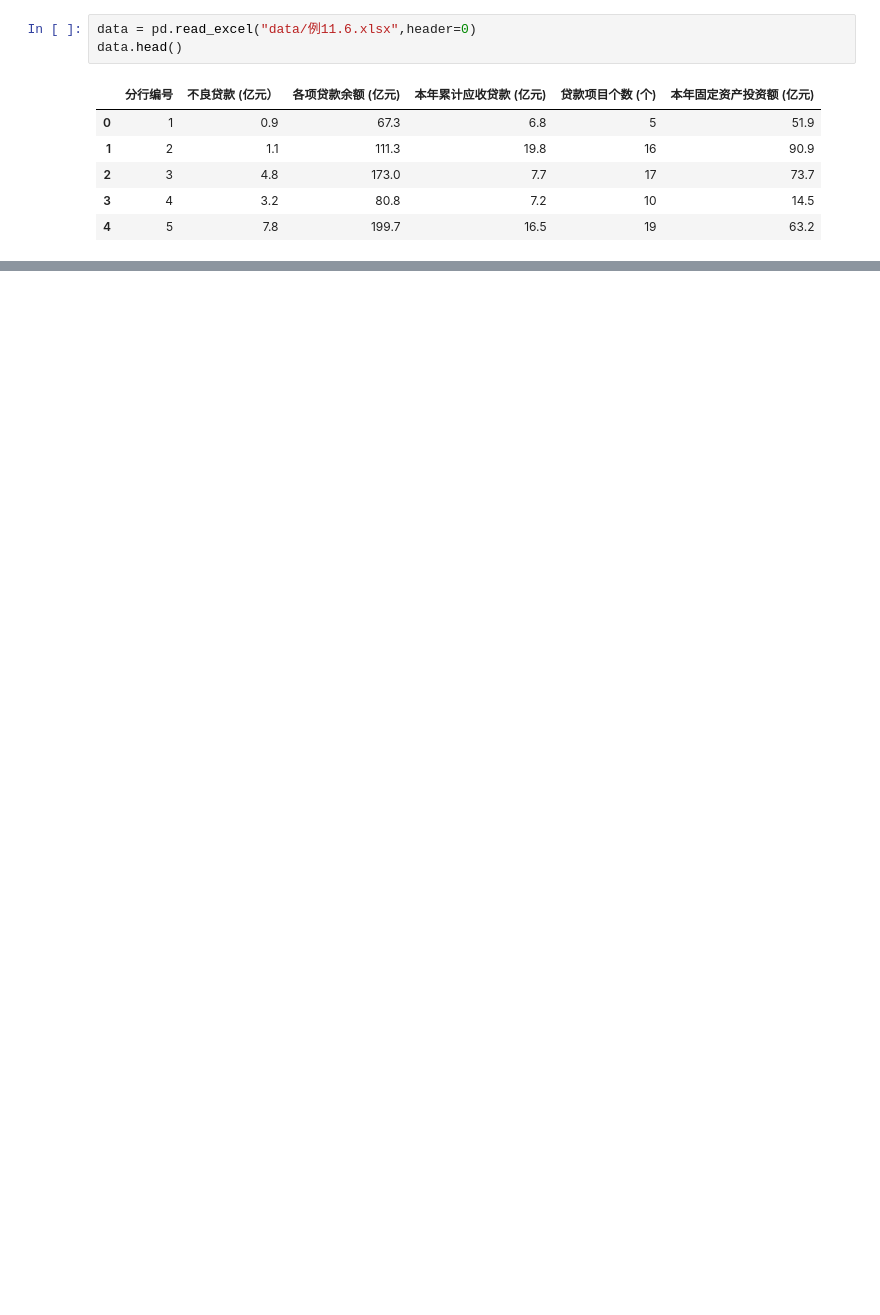
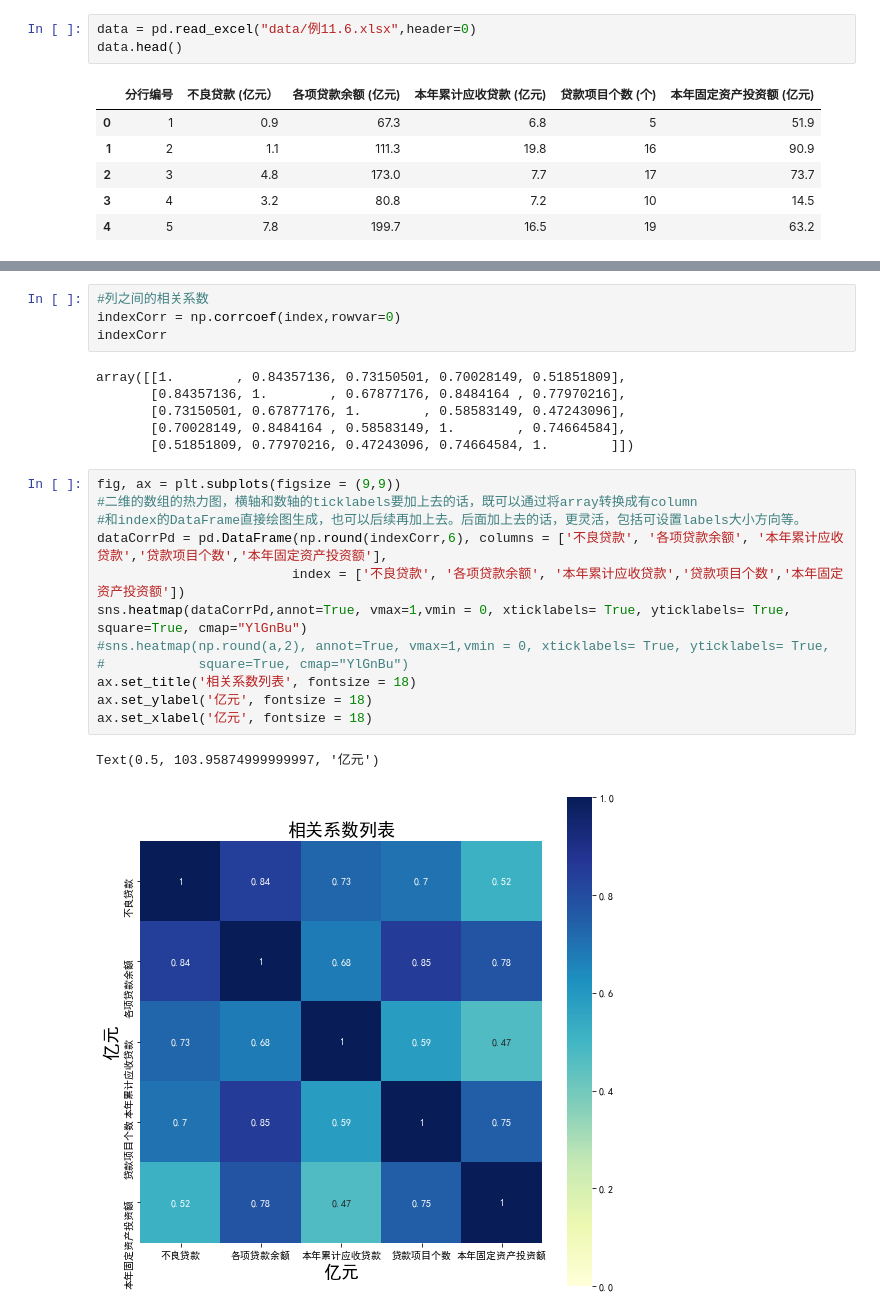
Before and after one commit to xiasummer1019/statis_learning, a Jupyter notebook: linear_regression/linear_regression.ipynb, the cells around one changed output, grey strips where cells are left out. Saved outputs shown, nothing was run; the diff lists cells and outputs as text; blank space fills up the shorter version.

```diff
--- a/linear_regression/linear_regression.ipynb
+++ b/linear_regression/linear_regression.ipynb
@@ -68,0 +73,25 @@ Name: 不良贷款\n(亿元）, dtype: float64
+# %%
+#列之间的相关系数
+indexCorr = np.corrcoef(index,rowvar=0)
+indexCorr
+# %% [output]
+array([[1.        , 0.84357136, 0.73150501, 0.70028149, 0.51851809],
+       [0.84357136, 1.        , 0.67877176, 0.8484164 , 0.77970216],
+       [0.73150501, 0.67877176, 1.        , 0.58583149, 0.47243096],
+       [0.70028149, 0.8484164 , 0.58583149, 1.        , 0.74664584],
+       [0.51851809, 0.77970216, 0.47243096, 0.74664584, 1.        ]])
+# %%
+fig, ax = plt.subplots(figsize = (9,9))
+#二维的数组的热力图，横轴和数轴的ticklabels要加上去的话，既可以通过将array转换成有column
+#和index的DataFrame直接绘图生成，也可以后续再加上去。后面加上去的话，更灵活，包括可设置labels大小方向等。
+dataCorrPd = pd.DataFrame(np.round(indexCorr,6), columns = ['不良贷款', '各项贷款余额', '本年累计应收贷款','贷款项目个数','本年固定资产投资额'],
+                         index = ['不良贷款', '各项贷款余额', '本年累计应收贷款','贷款项目个数','本年固定资产投资额'])
+sns.heatmap(dataCorrPd,annot=True, vmax=1,vmin = 0, xticklabels= True, yticklabels= True, square=True, cmap="YlGnBu")
+#sns.heatmap(np.round(a,2), annot=True, vmax=1,vmin = 0, xticklabels= True, yticklabels= True,
+#            square=True, cmap="YlGnBu")
+ax.set_title('相关系数列表', fontsize = 18)
+ax.set_ylabel('亿元', fontsize = 18)
+ax.set_xlabel('亿元', fontsize = 18)
+# %% [output]
+Text(0.5, 103.95874999999997, '亿元')
+[figure, added]
```
Also changed, not shown: parts of 28 cells of this notebook, 7 other files.
